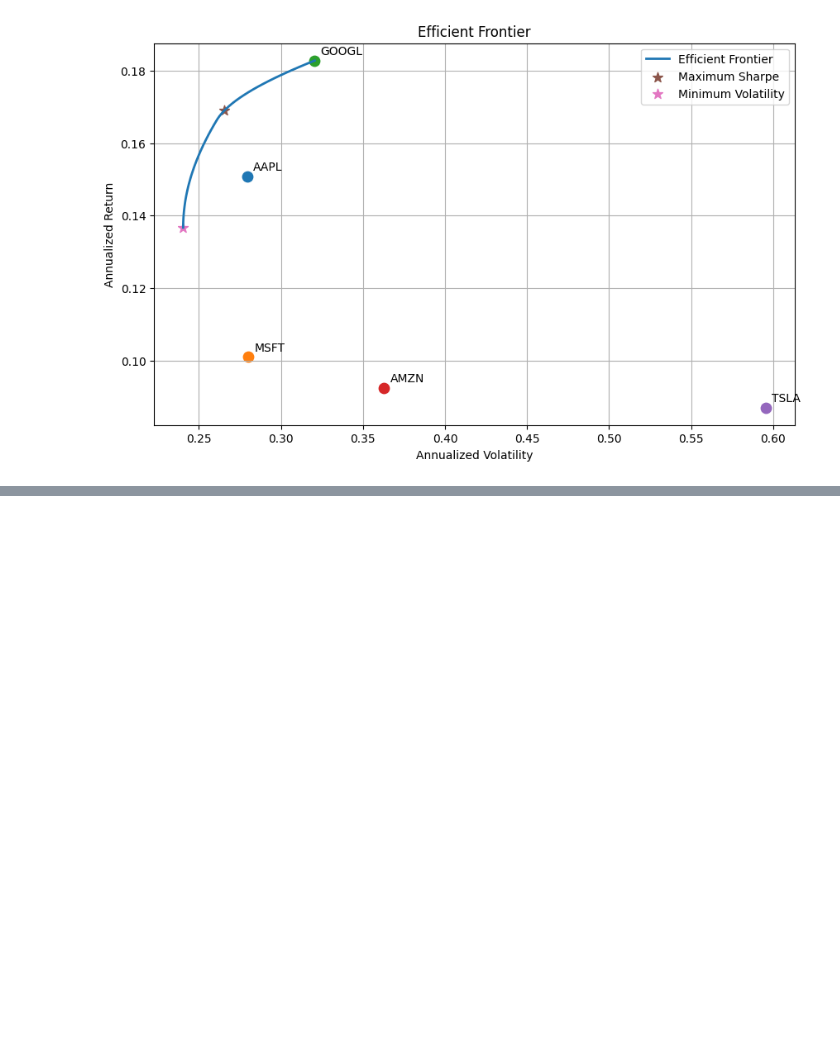
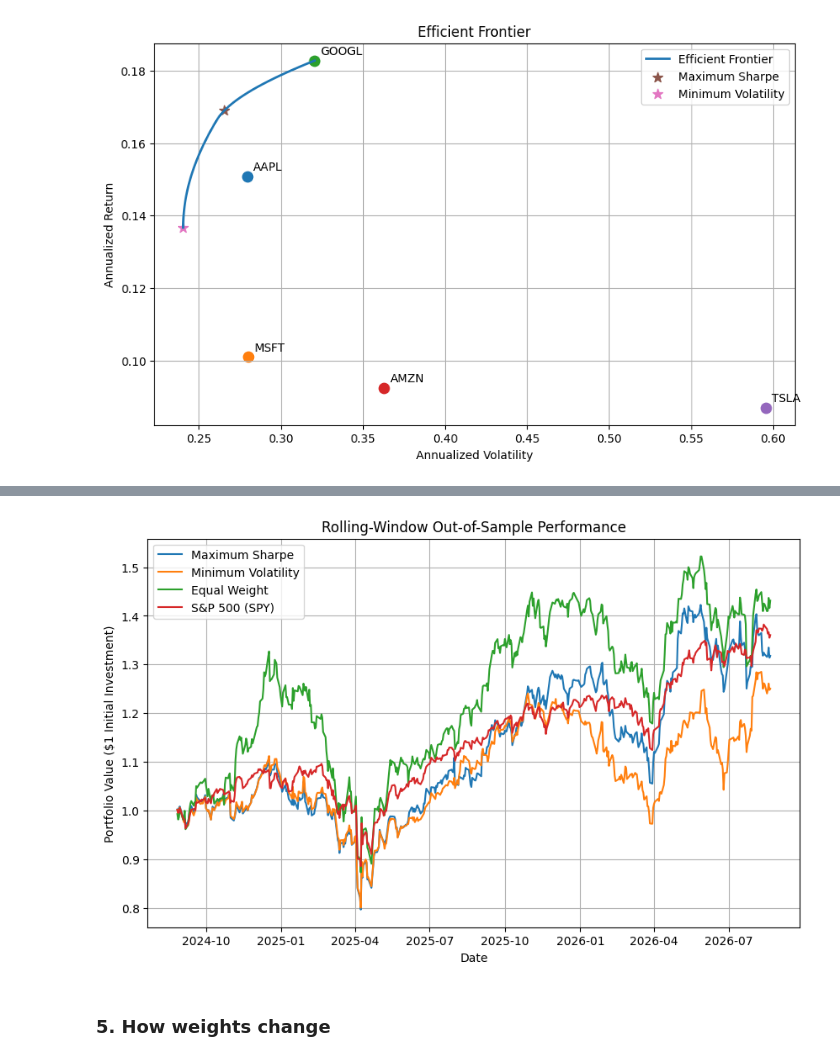
Before and after one commit to svd1729/Portfolio-Optimization-Efficient-Frontier-Analysis, a Jupyter notebook: codefile.ipynb, the cells around one changed output, grey strips where cells are left out. Drawn from its saved outputs; the diff is of its cells as text; code cells hidden in the pictures; blank space fills up the shorter version.

```diff
--- a/codefile.ipynb
+++ b/codefile.ipynb
@@ -502,0 +669,5 @@ weights_comparison.round(2)
+# %%
+max_sharpe_returns = pd.concat(max_sharpe_returns)
+min_vol_returns = pd.concat(min_vol_returns)
+equal_weight_returns = pd.concat(equal_weight_returns)
+spy_returns = pd.concat(spy_returns)
@@ -502,0 +701,43 @@ weights_comparison.round(2)
+# %%
+cumulative_sharpe = (1 + max_sharpe_returns).cumprod()
+
+cumulative_minvol = (1 + min_vol_returns).cumprod()
+
+cumulative_equal = (1 + equal_weight_returns).cumprod()
+
+cumulative_spy = (1 + spy_returns).cumprod()
+# %%
+import matplotlib.pyplot as plt
+
+plt.figure(figsize=(10, 6))
+
+plt.plot(
+    cumulative_sharpe,
+    label='Maximum Sharpe'
+)
+
+plt.plot(
+    cumulative_minvol,
+    label='Minimum Volatility'
+)
+
+plt.plot(
+    cumulative_equal,
+    label='Equal Weight'
+)
+
+plt.plot(
+    cumulative_spy,
+    label='S&P 500 (SPY)'
+)
+plt.xlabel('Date')
+plt.ylabel('Portfolio Value ($1 Initial Investment)')
+plt.title('Rolling-Window Out-of-Sample Performance')
+plt.legend()
+plt.grid(True)
+
+plt.show()
+# %% [output]
+[figure, added]
+# %% [markdown]
+### 5. How weights change
```
Also changed, not shown: parts of 21 cells of this notebook.
